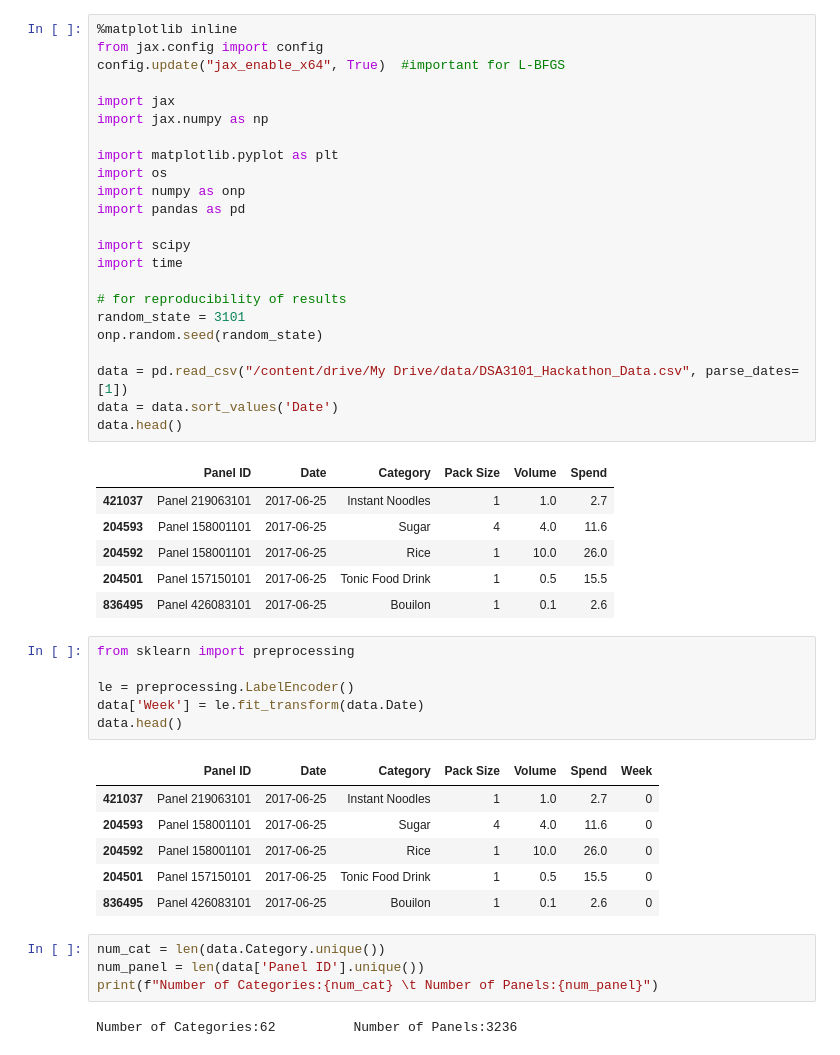
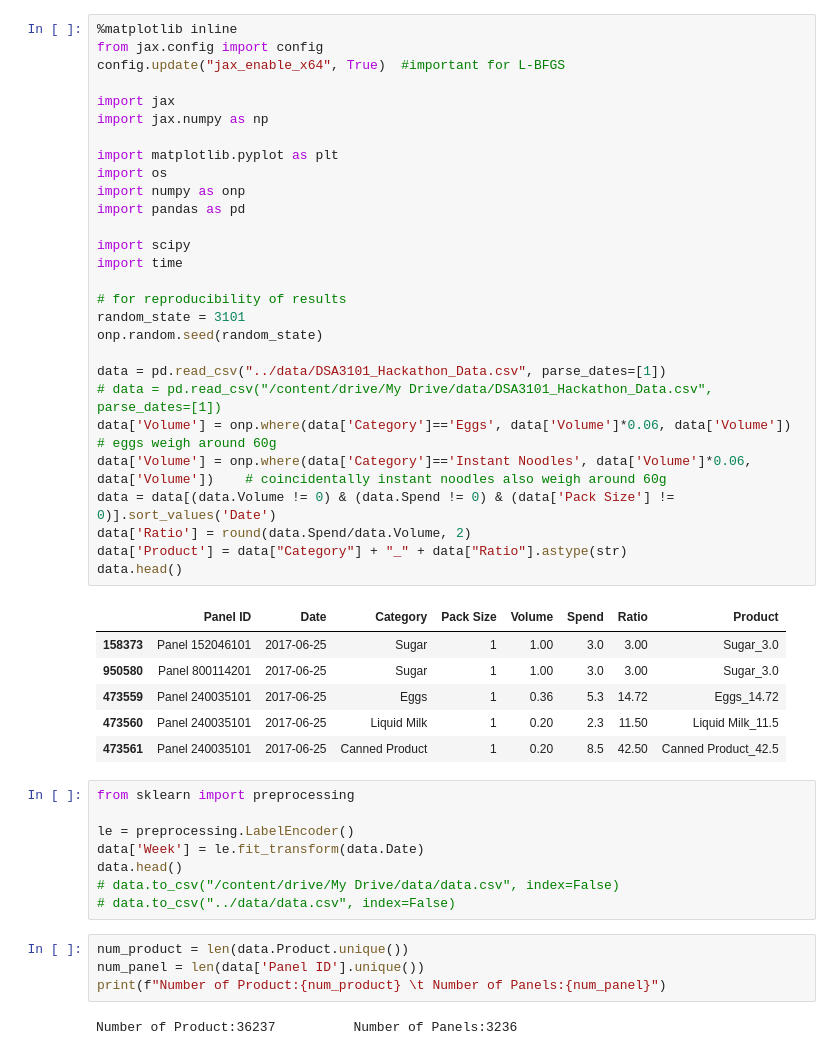
Before and after one commit to CornCobs/DSA3101project, a Jupyter notebook: resources/recommendation_systems.ipynb, the cells around one changed output. Cells and saved outputs as stored; diff of their text form.

```diff
--- a/resources/recommendation_systems.ipynb
+++ b/resources/recommendation_systems.ipynb
@@ -1,49 +1,49 @@
 # %%
 %matplotlib inline
 from jax.config import config
 config.update("jax_enable_x64", True)  #important for L-BFGS
 
 import jax
 import jax.numpy as np
 
 import matplotlib.pyplot as plt
 import os
 import numpy as onp
 import pandas as pd
 
 import scipy
 import time
 
 # for reproducibility of results
 random_state = 3101
 onp.random.seed(random_state)
 
-data = pd.read_csv("/content/drive/My Drive/data/DSA3101_Hackathon_Data.csv", parse_dates=[1])
-data = data.sort_values('Date')
+data = pd.read_csv("../data/DSA3101_Hackathon_Data.csv", parse_dates=[1])
+# data = pd.read_csv("/content/drive/My Drive/data/DSA3101_Hackathon_Data.csv", parse_dates=[1])
+data['Volume'] = onp.where(data['Category']=='Eggs', data['Volume']*0.06, data['Volume'])    # eggs weigh around 60g
+data['Volume'] = onp.where(data['Category']=='Instant Noodles', data['Volume']*0.06, data['Volume'])    # coincidentally instant noodles also weigh around 60g
+data = data[(data.Volume != 0) & (data.Spend != 0) & (data['Pack Size'] != 0)].sort_values('Date')
+data['Ratio'] = round(data.Spend/data.Volume, 2)
+data['Product'] = data["Category"] + "_" + data["Ratio"].astype(str)
 data.head()
 # %% [output]
-|  | Panel ID | Date | Category | Pack Size | Volume | Spend |
-| 421037 | Panel 219063101 | 2017-06-25 | Instant Noodles | 1 | 1.0 | 2.7 |
-| 204593 | Panel 158001101 | 2017-06-25 | Sugar | 4 | 4.0 | 11.6 |
-| 204592 | Panel 158001101 | 2017-06-25 | Rice | 1 | 10.0 | 26.0 |
-| 204501 | Panel 157150101 | 2017-06-25 | Tonic Food Drink | 1 | 0.5 | 15.5 |
-| 836495 | Panel 426083101 | 2017-06-25 | Bouilon | 1 | 0.1 | 2.6 |
+|  | Panel ID | Date | Category | Pack Size | Volume | Spend | Ratio | Product |
+| 158373 | Panel 152046101 | 2017-06-25 | Sugar | 1 | 1.00 | 3.0 | 3.00 | Sugar_3.0 |
+| 950580 | Panel 800114201 | 2017-06-25 | Sugar | 1 | 1.00 | 3.0 | 3.00 | Sugar_3.0 |
+| 473559 | Panel 240035101 | 2017-06-25 | Eggs | 1 | 0.36 | 5.3 | 14.72 | Eggs_14.72 |
+| 473560 | Panel 240035101 | 2017-06-25 | Liquid Milk | 1 | 0.20 | 2.3 | 11.50 | Liquid Milk_11.5 |
+| 473561 | Panel 240035101 | 2017-06-25 | Canned Product | 1 | 0.20 | 8.5 | 42.50 | Canned Product_42.5 |
 # %%
 from sklearn import preprocessing
 
 le = preprocessing.LabelEncoder()
 data['Week'] = le.fit_transform(data.Date)
 data.head()
+# data.to_csv("/content/drive/My Drive/data/data.csv", index=False)
+# data.to_csv("../data/data.csv", index=False)
-# %% [output]
-|  | Panel ID | Date | Category | Pack Size | Volume | Spend | Week |
-| 421037 | Panel 219063101 | 2017-06-25 | Instant Noodles | 1 | 1.0 | 2.7 | 0 |
-| 204593 | Panel 158001101 | 2017-06-25 | Sugar | 4 | 4.0 | 11.6 | 0 |
-| 204592 | Panel 158001101 | 2017-06-25 | Rice | 1 | 10.0 | 26.0 | 0 |
-| 204501 | Panel 157150101 | 2017-06-25 | Tonic Food Drink | 1 | 0.5 | 15.5 | 0 |
-| 836495 | Panel 426083101 | 2017-06-25 | Bouilon | 1 | 0.1 | 2.6 | 0 |
 # %%
-num_cat = len(data.Category.unique())
+num_product = len(data.Product.unique())
 num_panel = len(data['Panel ID'].unique())
-print(f"Number of Categories:{num_cat} \t Number of Panels:{num_panel}")
+print(f"Number of Product:{num_product} \t Number of Panels:{num_panel}")
 # %% [output]
-Number of Categories:62          Number of Panels:3236
+Number of Product:36237          Number of Panels:3236
```
Also changed, not shown: parts of 16 cells of this notebook, 1 other file.
